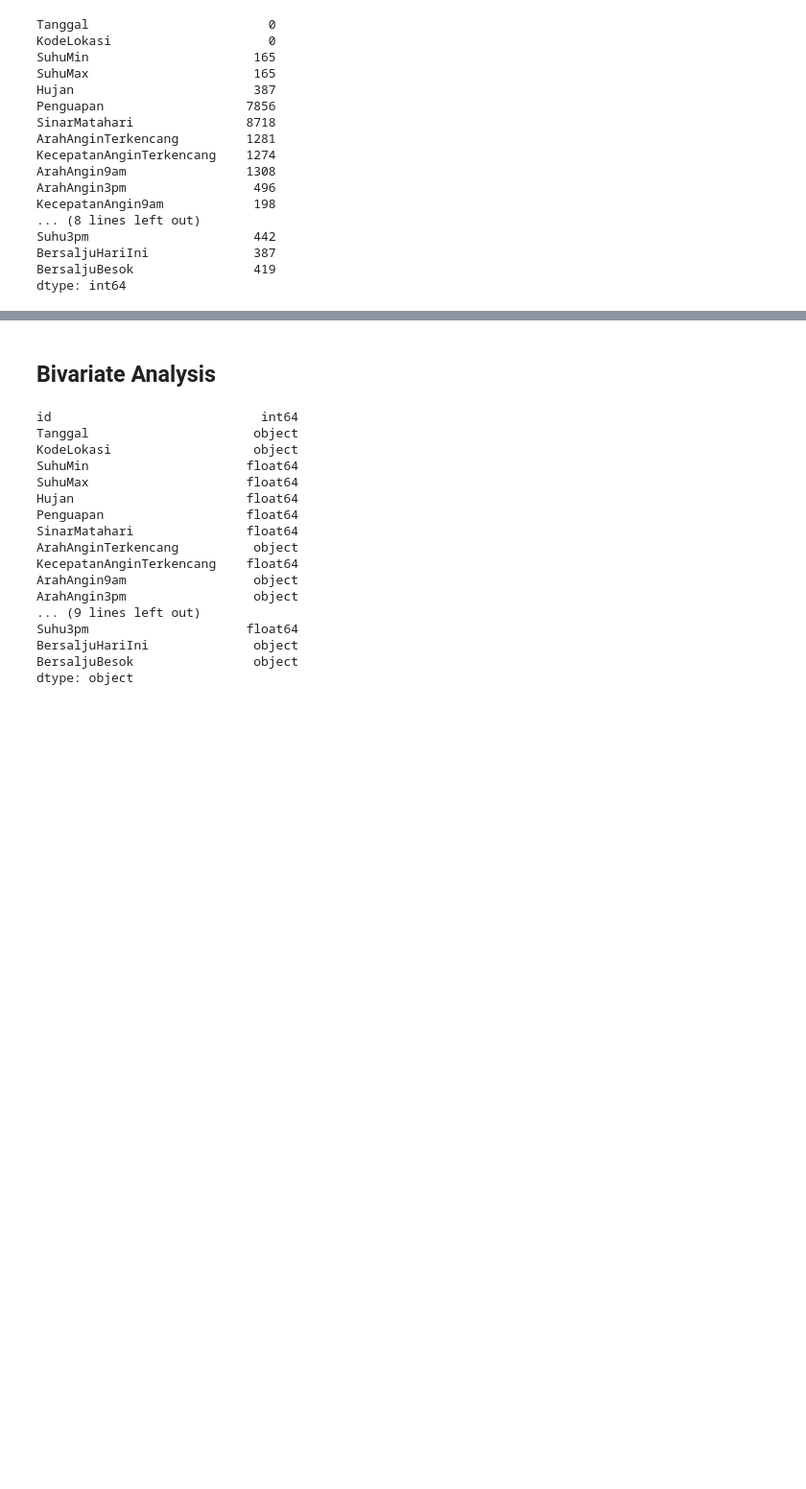
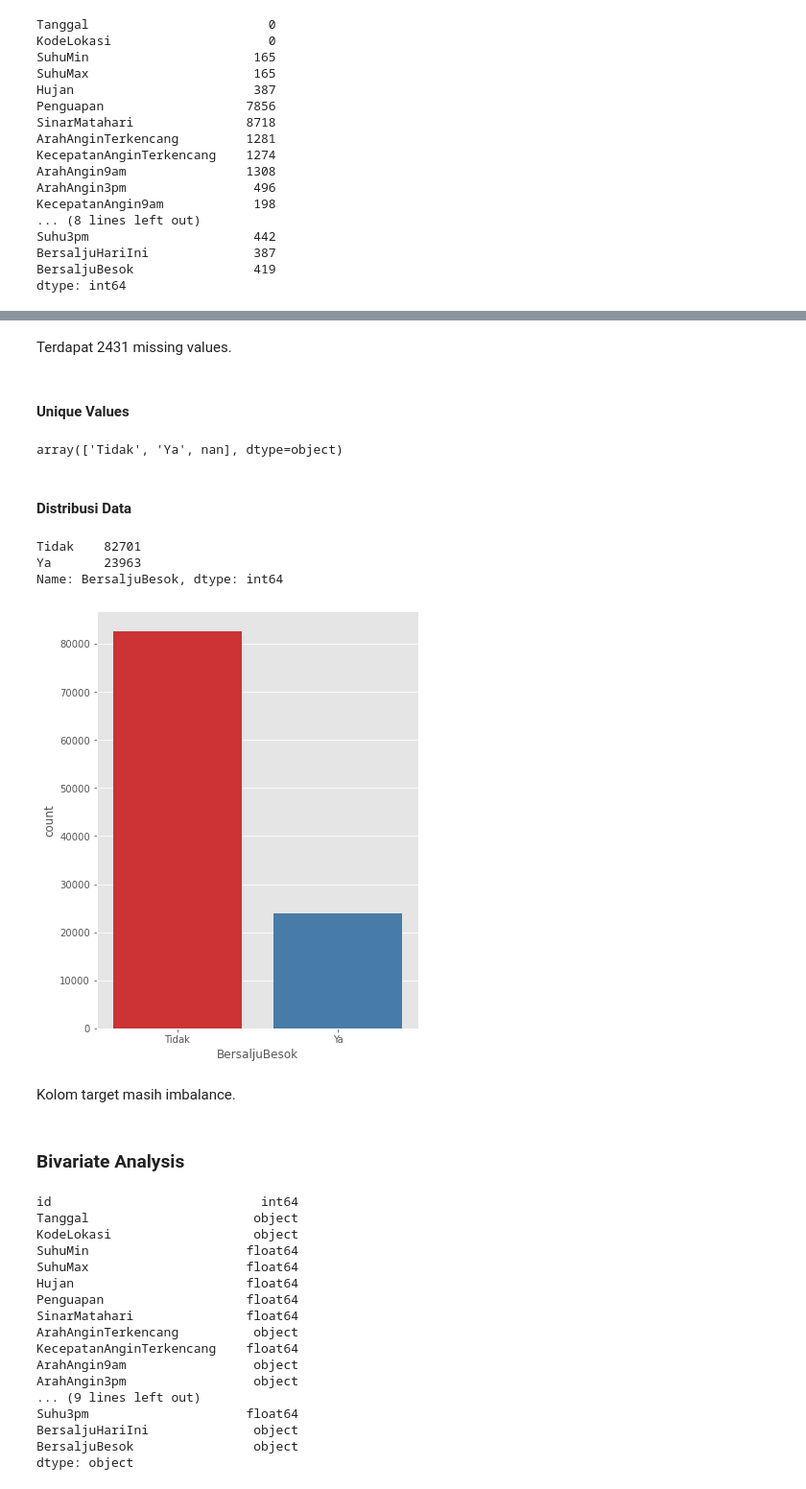
Before and after one commit to RezaAYahya/Classification, a Jupyter notebook: Classification_Salju.ipynb, the cells around one changed output, grey strips where cells are left out. Shown at 96% size. Cells and saved outputs as stored; diff of their text form; code cells hidden in the pictures; blank space fills up the shorter version.

Commit message:
Add Univariate Analysis

```diff
--- a/Classification_Salju.ipynb
+++ b/Classification_Salju.ipynb
@@ -153,5 +182,29 @@ dtype: int64
+# %% [markdown]
+Terdapat 2431 missing values.
+# %% [markdown]
+#### Unique Values
+# %%
+df_train['BersaljuBesok'].unique()
+# %% [output]
+array(['Tidak', 'Ya', nan], dtype=object)
+# %% [markdown]
+#### Distribusi Data
+# %%
+df_train['BersaljuBesok'].value_counts()
+# %% [output]
+Tidak    82701
+Ya       23963
+Name: BersaljuBesok, dtype: int64
+# %%
+f, ax = plt.subplots(figsize=(6, 8))
+ax = sns.countplot(x="BersaljuBesok", data=df_train, palette="Set1")
+plt.show()
+# %% [output]
+[figure, added]
+# %% [markdown]
+Kolom target masih imbalance.
 # %% [markdown]
-## Bivariate Analysis
+### Bivariate Analysis
 # %%
 # Melihat tipe data dari data train salju
 df_train.dtypes
```
Also changed, not shown: parts of 10 cells of this notebook.
